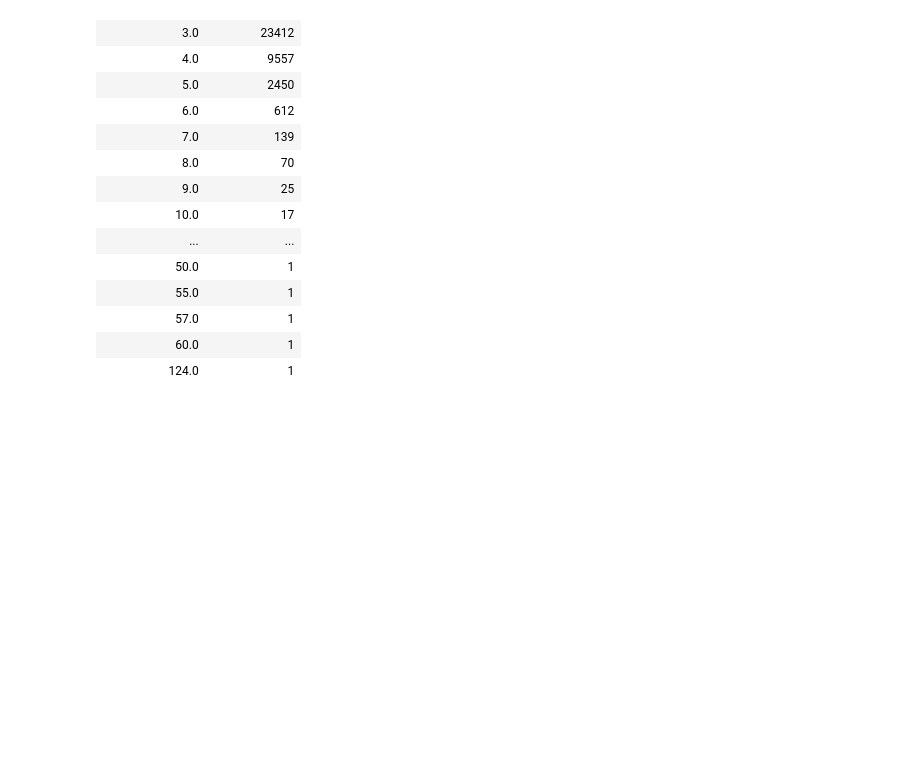
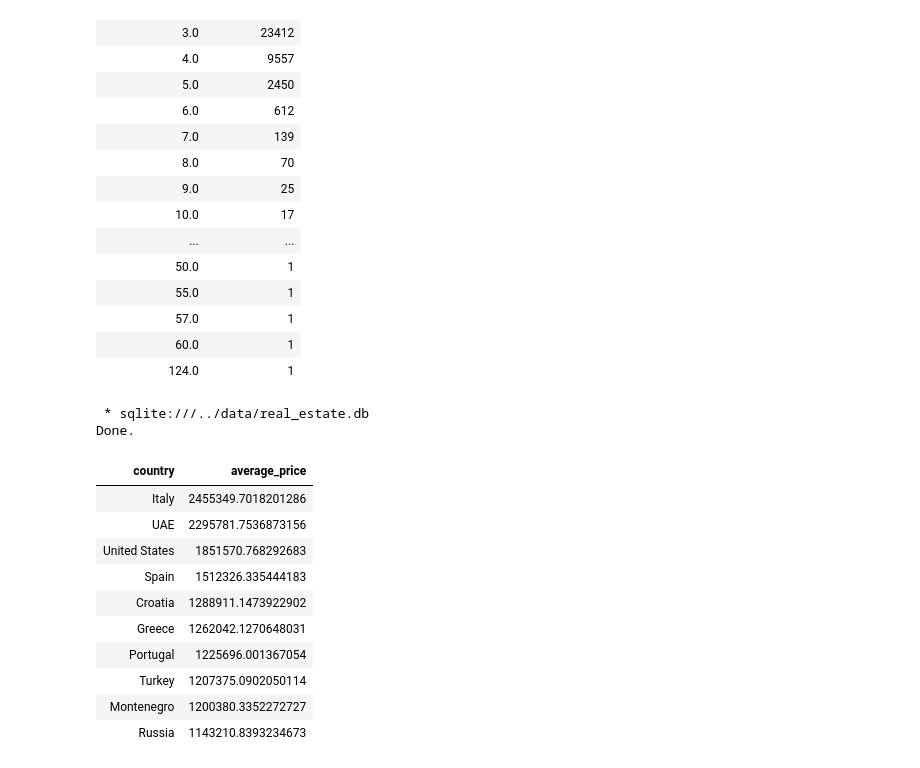
Before and after one commit to clia7/Data_Analytics_Journey, a Jupyter notebook: 05_Real_Estate_Case_Study/notebooks/04_Real_Estate_SQL.ipynb, the cells around one changed output. Cells and saved outputs as stored; diff of their text form; code cells hidden in the pictures; blank space fills up the shorter version.

```diff
--- a/05_Real_Estate_Case_Study/notebooks/04_Real_Estate_SQL.ipynb
+++ b/05_Real_Estate_Case_Study/notebooks/04_Real_Estate_SQL.ipynb
@@ -410,3 +410,29 @@ Done.
 | 57.0 | 1 |
 | 60.0 | 1 |
 | 124.0 | 1 |
+# %%
+%%sql
+
+SELECT
+    country,
+    AVG(price_in_USD) AS average_price
+FROM real_estate
+WHERE price_in_USD > 500000
+GROUP BY country
+HAVING COUNT(*) >= 100
+ORDER BY average_price DESC
+LIMIT 10;
+# %% [output]
+ * sqlite:///../data/real_estate.db
+Done.
+| country | average_price |
+| Italy | 2455349.7018201286 |
+| UAE | 2295781.7536873156 |
+| United States | 1851570.768292683 |
+| Spain | 1512326.335444183 |
+| Croatia | 1288911.1473922902 |
+| Greece | 1262042.1270648031 |
+| Portugal | 1225696.001367054 |
+| Turkey | 1207375.0902050114 |
+| Montenegro | 1200380.3352272727 |
+| Russia | 1143210.8393234673 |
```
